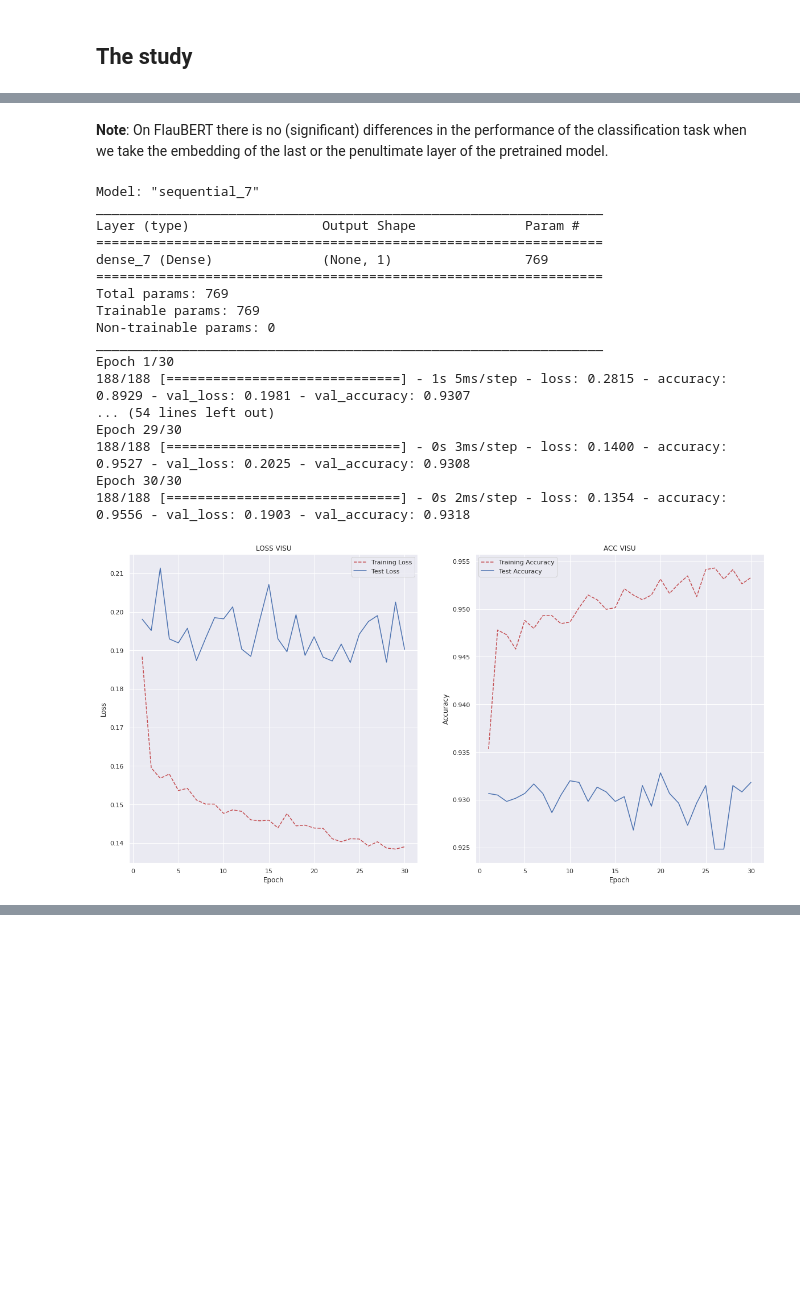
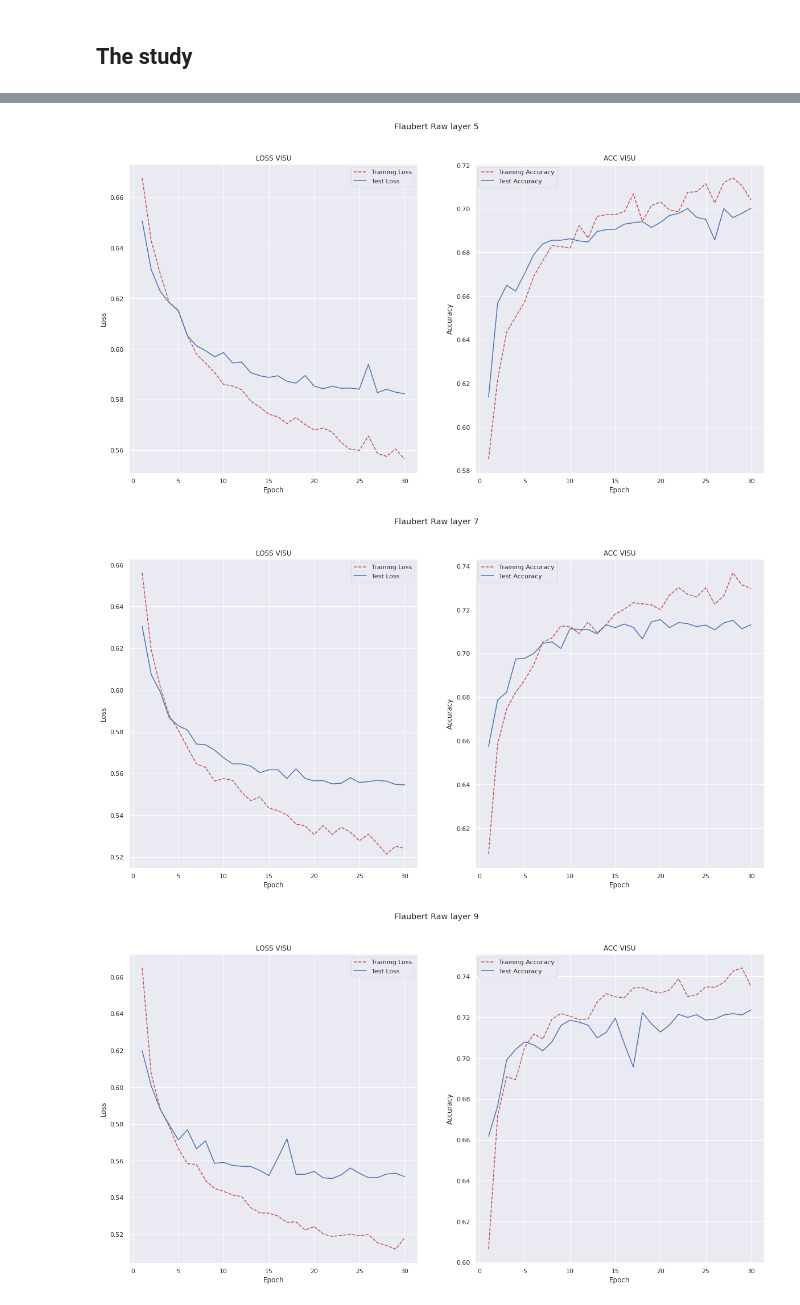
Before and after one commit to lolofo/pir_irisa_insa, a Jupyter notebook: cls_study.ipynb, the cells around one changed output, grey strips where cells are left out. Drawn from its saved outputs; the diff is of its cells as text; code cells hidden in the pictures; blank space fills up the shorter version.

```diff
--- a/cls_study.ipynb
+++ b/cls_study.ipynb
@@ -177,24 +114,42 @@ Epoch 30/30
-# %% [markdown]
-**Note**: On FlauBERT there is no (significant) differences in the performance of the classification task when we take the embedding of the last or the penultimate layer of the pretrained model.
-# %%
-# Embedding on the last layer of the fine tuned model
-m, f = class_head(train_fl_ft, train_label_fl_ft, test_fl_ft, test_label_fl_ft)
-# %% [output]
-Model: "sequential_7"
-_________________________________________________________________
-Layer (type)                 Output Shape              Param #
-=================================================================
-dense_7 (Dense)              (None, 1)                 769
-=================================================================
-Total params: 769
-Trainable params: 769
-Non-trainable params: 0
-_________________________________________________________________
-Epoch 1/30
-188/188 [==============================] - 1s 5ms/step - loss: 0.2815 - accuracy: 0.8929 - val_loss: 0.1981 - val_accuracy: 0.9307
-... (54 lines left out)
-Epoch 29/30
-188/188 [==============================] - 0s 3ms/step - loss: 0.1400 - accuracy: 0.9527 - val_loss: 0.2025 - val_accuracy: 0.9308
-Epoch 30/30
-188/188 [==============================] - 0s 2ms/step - loss: 0.1354 - accuracy: 0.9556 - val_loss: 0.1903 - val_accuracy: 0.9318
-[figure, removed]
+# %%
+# load the data for the raw flaubert
+with open('numpy_save/flaubert_raw.npy', 'rb') as f:
+    train_array_5 = np.load(f)
+    train_array_7 = np.load(f)
+    train_array_9 = np.load(f)
+    train_array_11 = np.load(f)
+    train_array_12 = np.load(f)
+
+    test_array_5 = np.load(f)
+    test_array_7 = np.load(f)
+    test_array_9 = np.load(f)
+    test_array_11 = np.load(f)
+    test_array_12 = np.load(f)
+
+    train_label = np.load(f)
+    test_label = np.load(f)
+# %%
+# models creations
+model_fl_r_5, fig_5, acc_5 = class_head(x_train=train_array_5, y_train=train_label, x_test=test_array_5,
+                                        y_test=test_label, title="Flaubert Raw layer 5")
+plt.show()
+
+model_fl_r_7, fig_7, acc_7 = class_head(train_array_7, train_label, test_array_7, test_label,
+                                        title="Flaubert Raw layer 7")
+plt.show()
+model_fl_r_9, fig_9, acc_9 = class_head(train_array_9, train_label, test_array_9, test_label,
+                                        title="Flaubert Raw layer 9")
+plt.show()
+model_fl_r_11, fig_11, acc_11 = class_head(train_array_11, train_label, test_array_11, test_label,
+                                           title="Flaubert Raw layer 11")
+plt.show()
+model_fl_r_12, fig_12, acc_12 = class_head(train_array_12, train_label, test_array_12, test_label,
+                                           title="Flaubert Raw layer 12")
+plt.show()
+
+treillis[0, 0] = acc_5
+treillis[0, 1] = acc_7
+treillis[0, 2] = acc_9
+treillis[0, 3] = acc_11
+treillis[0, 4] = acc_12
+# %% [output]
@@ -200,0 +162,3 @@ Epoch 30/30
+[figure, added]
+[figure, added]
+[figure, added]
```
Also changed, not shown: parts of 32 cells of this notebook, 3 other files.
